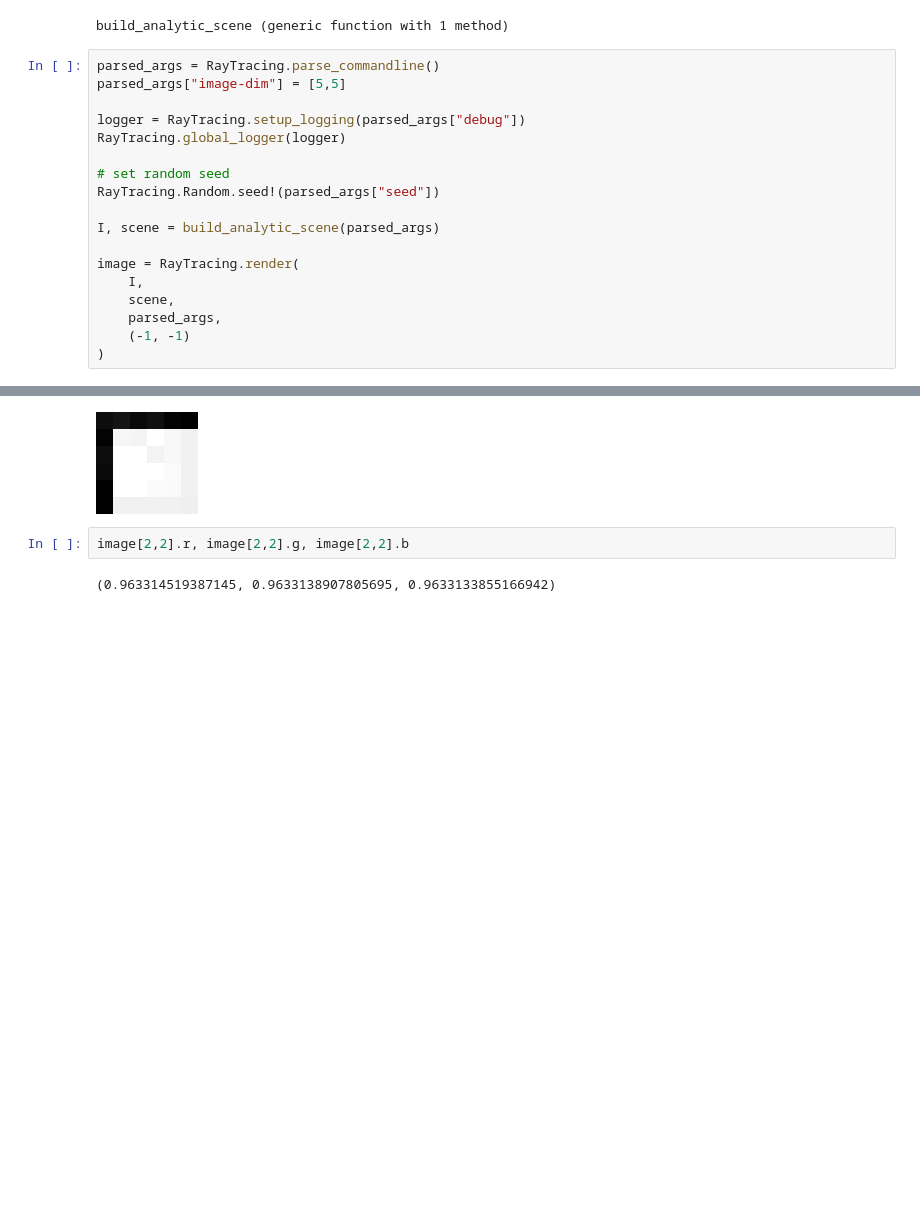
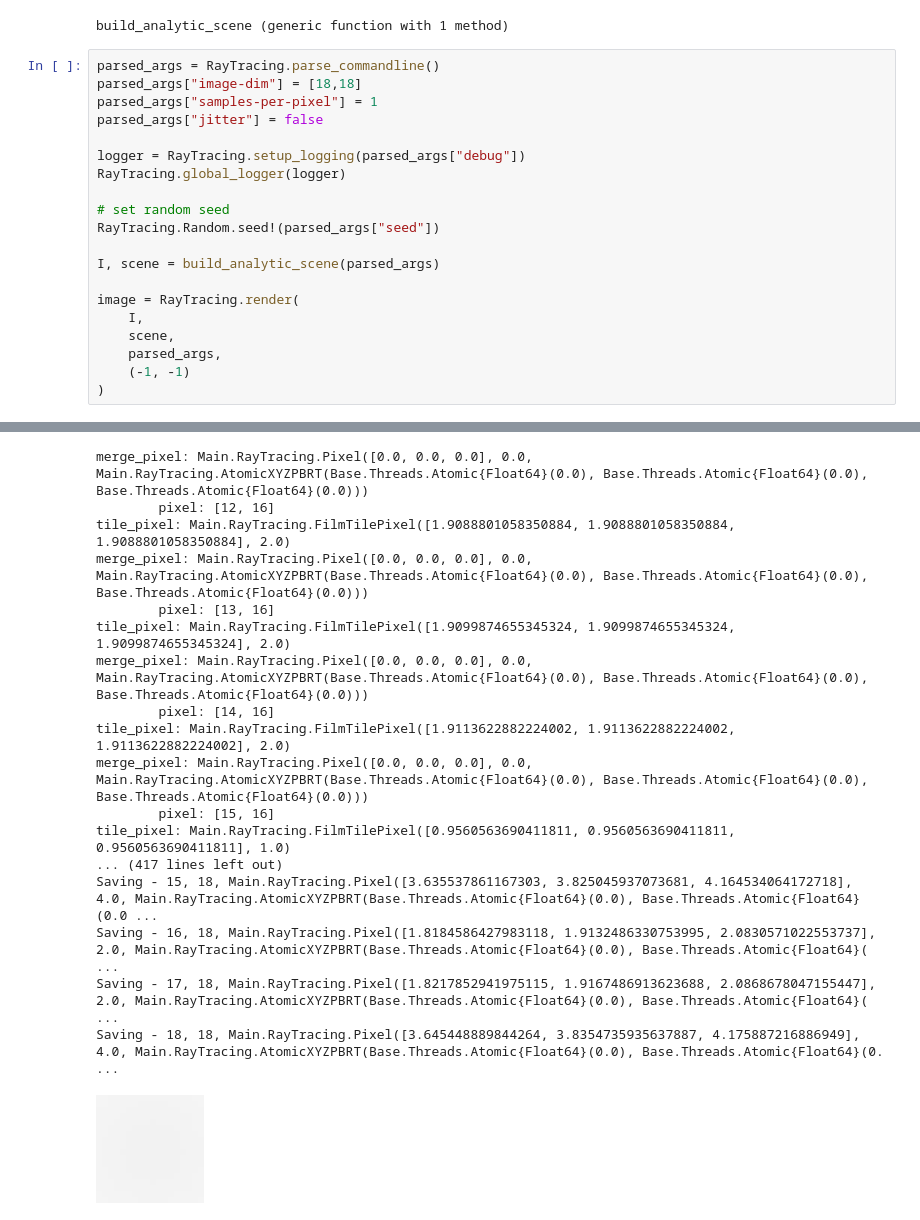
Before and after one commit to JohnBatmanMySlinky/PBRJ, a Jupyter notebook: src/notebooks/analytic_scene.ipynb, the cells around one changed output, grey strips where cells are left out. Drawn from its saved outputs; the diff is of its cells as text; blank space fills up the shorter version.

```diff
--- a/src/notebooks/analytic_scene.ipynb
+++ b/src/notebooks/analytic_scene.ipynb
@@ -97,7 +97,9 @@ end
 build_analytic_scene (generic function with 1 method)
 # %%
 parsed_args = RayTracing.parse_commandline()
-parsed_args["image-dim"] = [5,5]
+parsed_args["image-dim"] = [18,18]
+parsed_args["samples-per-pixel"] = 1
+parsed_args["jitter"] = false
 
 logger = RayTracing.setup_logging(parsed_args["debug"])
 RayTracing.global_logger(logger)
@@ -124,5 +153,18 @@ Utilizing 1 threads
+merge_pixel: Main.RayTracing.Pixel([0.0, 0.0, 0.0], 0.0, Main.RayTracing.AtomicXYZPBRT(Base.Threads.Atomic{Float64}(0.0), Base.Threads.Atomic{Float64}(0.0), Base.Threads.Atomic{Float64}(0.0)))
+        pixel: [12, 16]
+tile_pixel: Main.RayTracing.FilmTilePixel([1.9088801058350884, 1.9088801058350884, 1.9088801058350884], 2.0)
+merge_pixel: Main.RayTracing.Pixel([0.0, 0.0, 0.0], 0.0, Main.RayTracing.AtomicXYZPBRT(Base.Threads.Atomic{Float64}(0.0), Base.Threads.Atomic{Float64}(0.0), Base.Threads.Atomic{Float64}(0.0)))
+        pixel: [13, 16]
+tile_pixel: Main.RayTracing.FilmTilePixel([1.9099874655345324, 1.9099874655345324, 1.9099874655345324], 2.0)
+merge_pixel: Main.RayTracing.Pixel([0.0, 0.0, 0.0], 0.0, Main.RayTracing.AtomicXYZPBRT(Base.Threads.Atomic{Float64}(0.0), Base.Threads.Atomic{Float64}(0.0), Base.Threads.Atomic{Float64}(0.0)))
+        pixel: [14, 16]
+tile_pixel: Main.RayTracing.FilmTilePixel([1.9113622882224002, 1.9113622882224002, 1.9113622882224002], 2.0)
+merge_pixel: Main.RayTracing.Pixel([0.0, 0.0, 0.0], 0.0, Main.RayTracing.AtomicXYZPBRT(Base.Threads.Atomic{Float64}(0.0), Base.Threads.Atomic{Float64}(0.0), Base.Threads.Atomic{Float64}(0.0)))
+        pixel: [15, 16]
+tile_pixel: Main.RayTracing.FilmTilePixel([0.9560563690411811, 0.9560563690411811, 0.9560563690411811], 1.0)
+... (417 lines left out)
+Saving - 15, 18, Main.RayTracing.Pixel([3.635537861167303, 3.825045937073681, 4.164534064172718], 4.0, Main.RayTracing.AtomicXYZPBRT(Base.Threads.Atomic{Float64}(0.0), Base.Threads.Atomic{Float64}(0.0 ...
+Saving - 16, 18, Main.RayTracing.Pixel([1.8184586427983118, 1.9132486330753995, 2.0830571022553737], 2.0, Main.RayTracing.AtomicXYZPBRT(Base.Threads.Atomic{Float64}(0.0), Base.Threads.Atomic{Float64}( ...
+Saving - 17, 18, Main.RayTracing.Pixel([1.8217852941975115, 1.9167486913623688, 2.0868678047155447], 2.0, Main.RayTracing.AtomicXYZPBRT(Base.Threads.Atomic{Float64}(0.0), Base.Threads.Atomic{Float64}( ...
+Saving - 18, 18, Main.RayTracing.Pixel([3.645448889844264, 3.8354735935637887, 4.175887216886949], 4.0, Main.RayTracing.AtomicXYZPBRT(Base.Threads.Atomic{Float64}(0.0), Base.Threads.Atomic{Float64}(0. ...
-[figure, old version]
+[figure, new version]
-# %%
-image[2,2].r, image[2,2].g, image[2,2].b
-# %% [output]
-(0.963314519387145, 0.9633138907805695, 0.9633133855166942)
```
Also changed, not shown: parts of 2 cells of this notebook, 4 other files.
